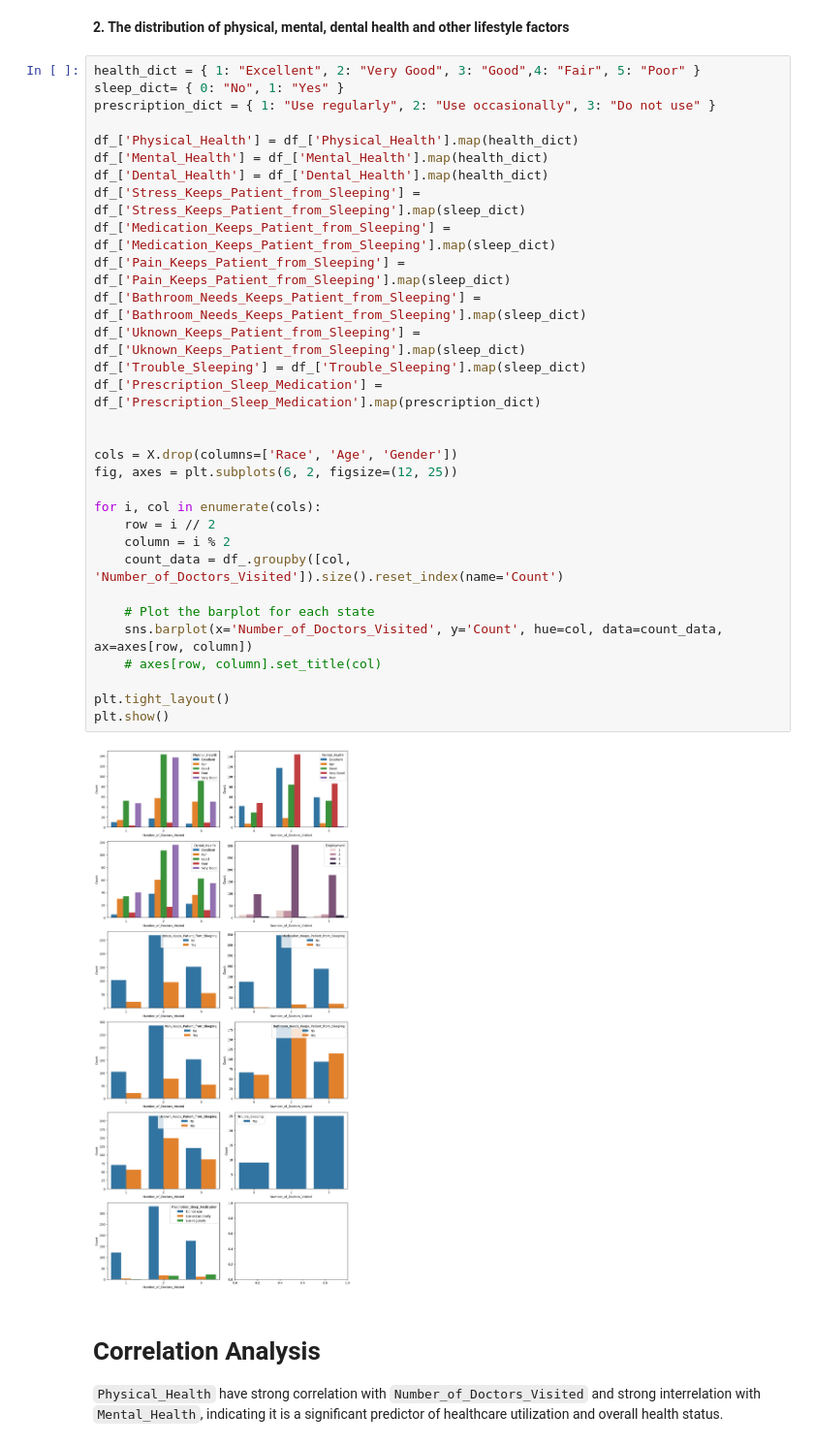
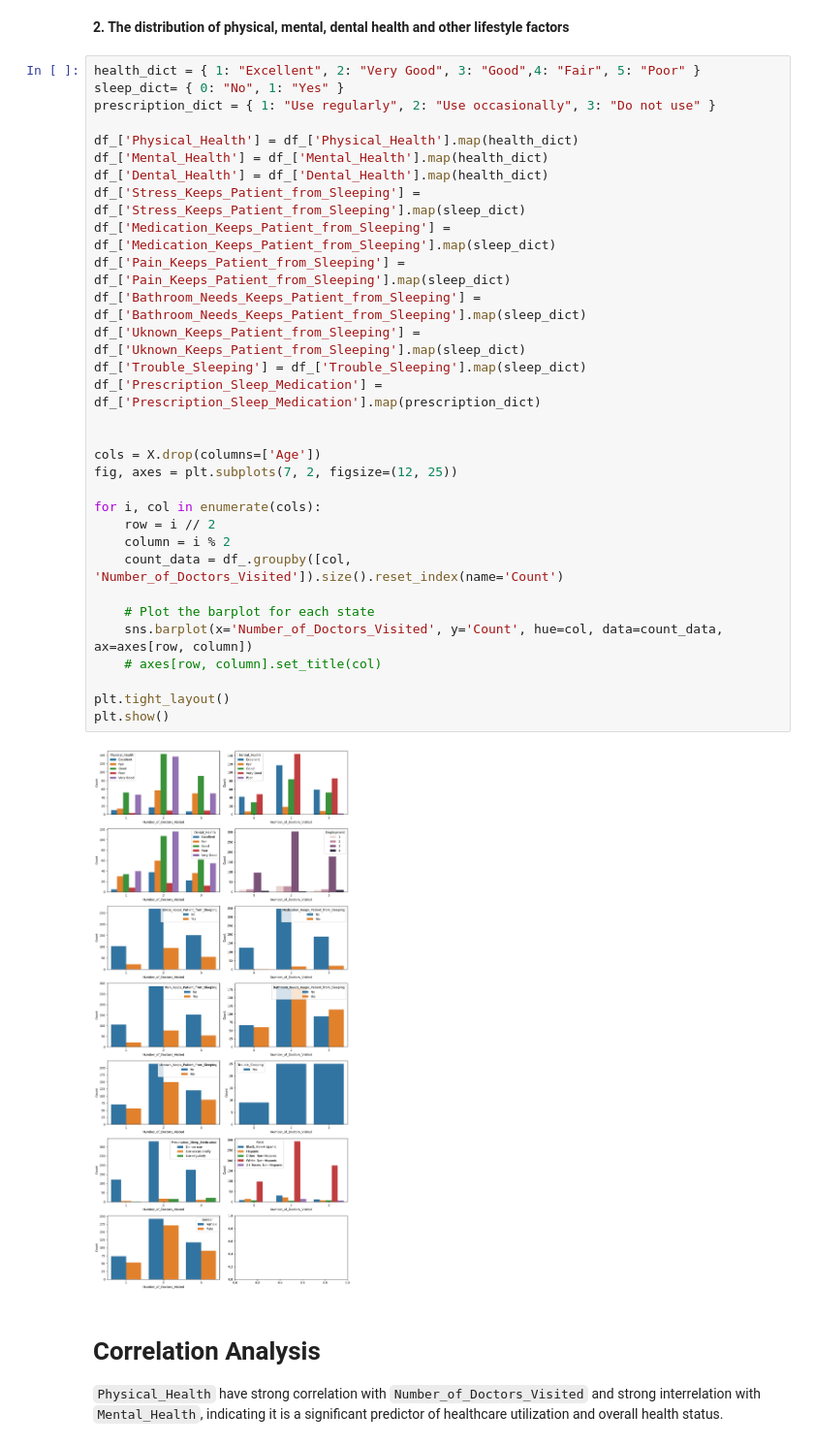
Before and after one commit to mijinatdiscovery/NPHA-doctor-visits, a Jupyter notebook: notebooks/Model+Analysis.ipynb, the cells around one changed output. Shown: that part at 97% size. Cells and saved outputs as stored; diff of their text form.

```diff
--- a/notebooks/Model+Analysis.ipynb
+++ b/notebooks/Model+Analysis.ipynb
@@ -197,36 +196,36 @@ plt.show()
 # %%
 health_dict = { 1: "Excellent", 2: "Very Good", 3: "Good",4: "Fair", 5: "Poor" }
 sleep_dict= { 0: "No", 1: "Yes" }
 prescription_dict = { 1: "Use regularly", 2: "Use occasionally", 3: "Do not use" }
 
 df_['Physical_Health'] = df_['Physical_Health'].map(health_dict)
 df_['Mental_Health'] = df_['Mental_Health'].map(health_dict)
 df_['Dental_Health'] = df_['Dental_Health'].map(health_dict)
 df_['Stress_Keeps_Patient_from_Sleeping'] = df_['Stress_Keeps_Patient_from_Sleeping'].map(sleep_dict)
 df_['Medication_Keeps_Patient_from_Sleeping'] = df_['Medication_Keeps_Patient_from_Sleeping'].map(sleep_dict)
 df_['Pain_Keeps_Patient_from_Sleeping'] = df_['Pain_Keeps_Patient_from_Sleeping'].map(sleep_dict)
 df_['Bathroom_Needs_Keeps_Patient_from_Sleeping'] = df_['Bathroom_Needs_Keeps_Patient_from_Sleeping'].map(sleep_dict)
 df_['Uknown_Keeps_Patient_from_Sleeping'] = df_['Uknown_Keeps_Patient_from_Sleeping'].map(sleep_dict)
 df_['Trouble_Sleeping'] = df_['Trouble_Sleeping'].map(sleep_dict)
 df_['Prescription_Sleep_Medication'] = df_['Prescription_Sleep_Medication'].map(prescription_dict)
 
 
-cols = X.drop(columns=['Race', 'Age', 'Gender'])
-fig, axes = plt.subplots(6, 2, figsize=(12, 25))
+cols = X.drop(columns=['Age'])
+fig, axes = plt.subplots(7, 2, figsize=(12, 25))
 
 for i, col in enumerate(cols):
     row = i // 2
     column = i % 2
     count_data = df_.groupby([col, 'Number_of_Doctors_Visited']).size().reset_index(name='Count')
 
     # Plot the barplot for each state
     sns.barplot(x='Number_of_Doctors_Visited', y='Count', hue=col, data=count_data, ax=axes[row, column])
     # axes[row, column].set_title(col)
 
 plt.tight_layout()
 plt.show()
 # %% [output]
-[figure, old version]
+[figure, new version]
 # %% [markdown]
 # Correlation Analysis
 `Physical_Health` have strong correlation with `Number_of_Doctors_Visited` and strong interrelation with `Mental_Health`, indicating it is a significant predictor of healthcare utilization and overall health status.
```
Also changed, not shown: parts of 6 cells of this notebook, 3 other files.
